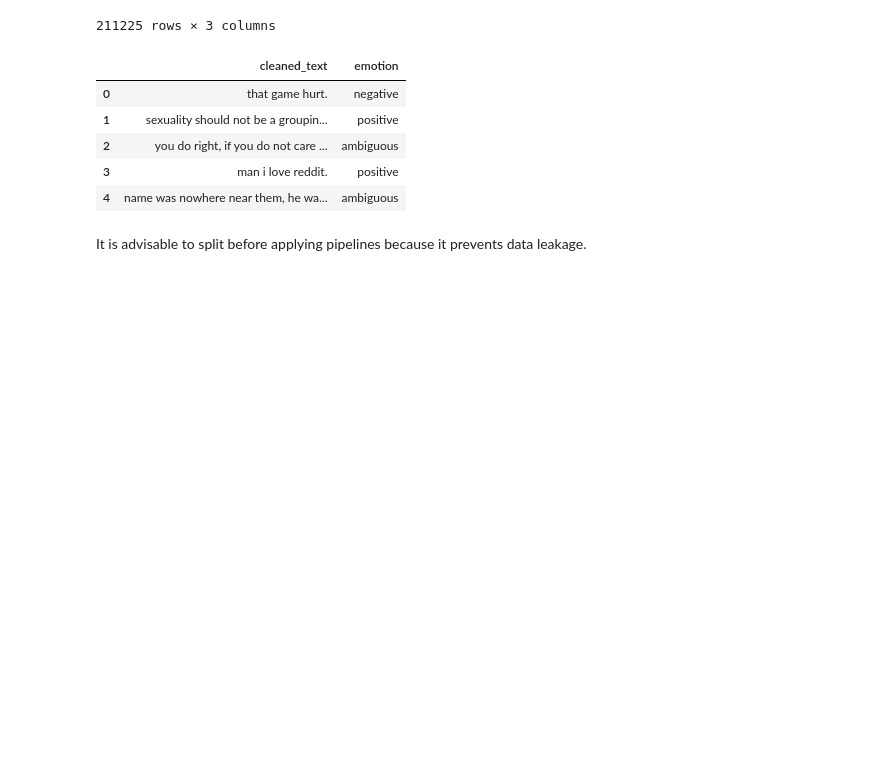
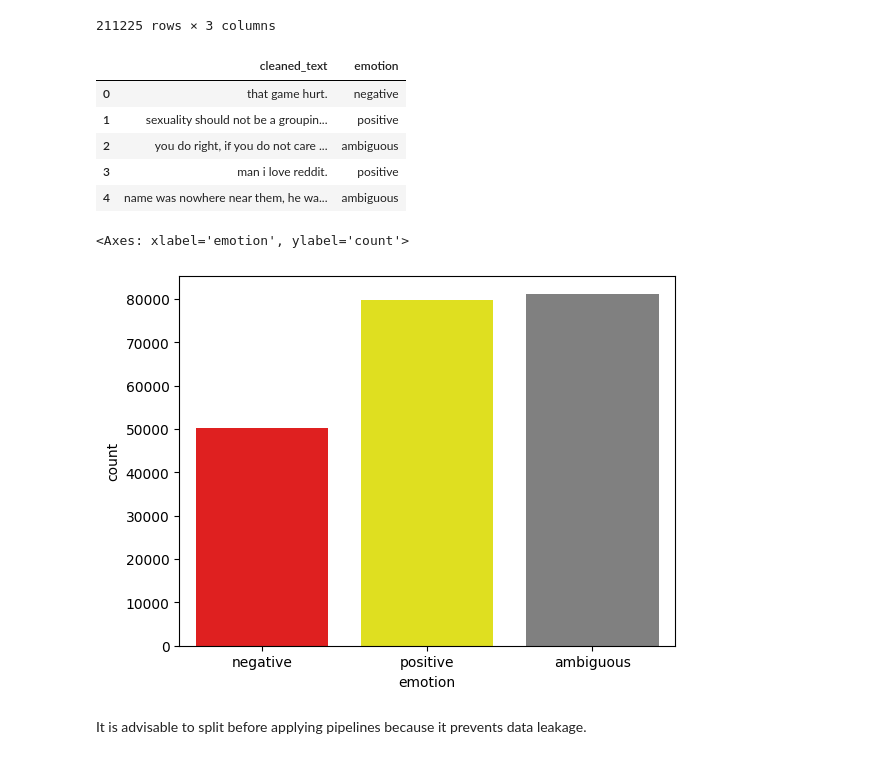
Before and after one commit to dmytro-buhai/EmotionRecognition, a Jupyter notebook: notebooks/Emotion Detection in Text.ipynb, the cells around one changed output. Cells and saved outputs as stored; diff of their text form; code cells hidden in the pictures; blank space fills up the shorter version.

```diff
--- a/notebooks/Emotion Detection in Text.ipynb
+++ b/notebooks/Emotion Detection in Text.ipynb
@@ -235,6 +209,12 @@ display(data.head(5))
 | 2 | you do right, if you do not care ... | ambiguous |
 | 3 | man i love reddit. | positive |
 | 4 | name was nowhere near them, he wa... | ambiguous |
+# %%
+# Plot
+sns.countplot(x = 'emotion', data = data, hue = data['emotion'], palette=["red", "yellow", "grey"])
+# %% [output]
+<Axes: xlabel='emotion', ylabel='count'>
+[figure, added]
 # %%
 # Features & Labels
 Xfeatures = data['cleaned_text']
```
Also changed, not shown: parts of 4 cells of this notebook.
